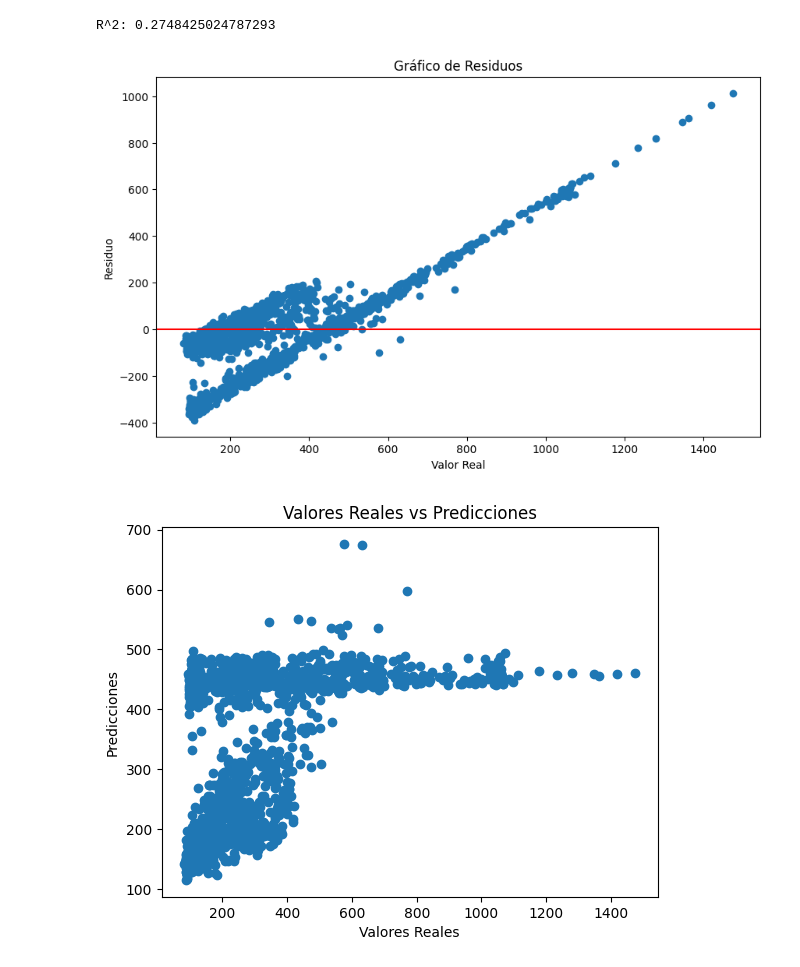
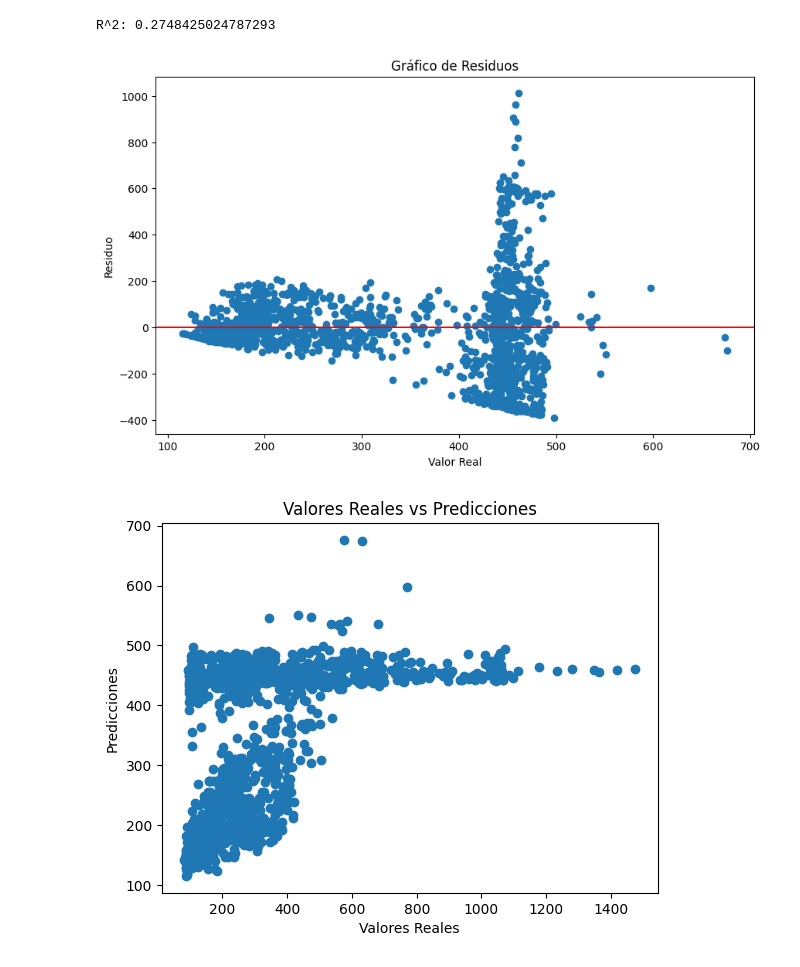
Before and after one commit to Yanalxis/Prediccion-del-precio-en-bolsa-de-la-energ-a-el-ctrica, a Jupyter notebook: Modelos/Random Forrest/trial0002.ipynb, the cells around one changed output. Cells and saved outputs as stored; diff of their text form; code cells hidden in the pictures.

```diff
--- a/Modelos/Random Forrest/trial0002.ipynb
+++ b/Modelos/Random Forrest/trial0002.ipynb
@@ -381,14 +381,14 @@ residuos_future = precioB_future - predicciones_futuras
 # %%
 # Crear el gráfico de residuos
 plt.figure(figsize=(10,6))
-plt.scatter(precioB_future, residuos_future)
+plt.scatter(predicciones_futuras, residuos_future)
 plt.axhline(y=0, color='r', linestyle='-')
 plt.xlabel('Valor Real')
 plt.ylabel('Residuo')
 plt.title('Gráfico de Residuos')
 plt.show()
 # %% [output]
-[figure, old version]
+[figure, new version]
 # %%
 #Gráfico de dispersión de valores reales vs. predichos
 plt.scatter(precioB_future, predicciones_futuras)
```
Also changed, not shown: 1 other file.
